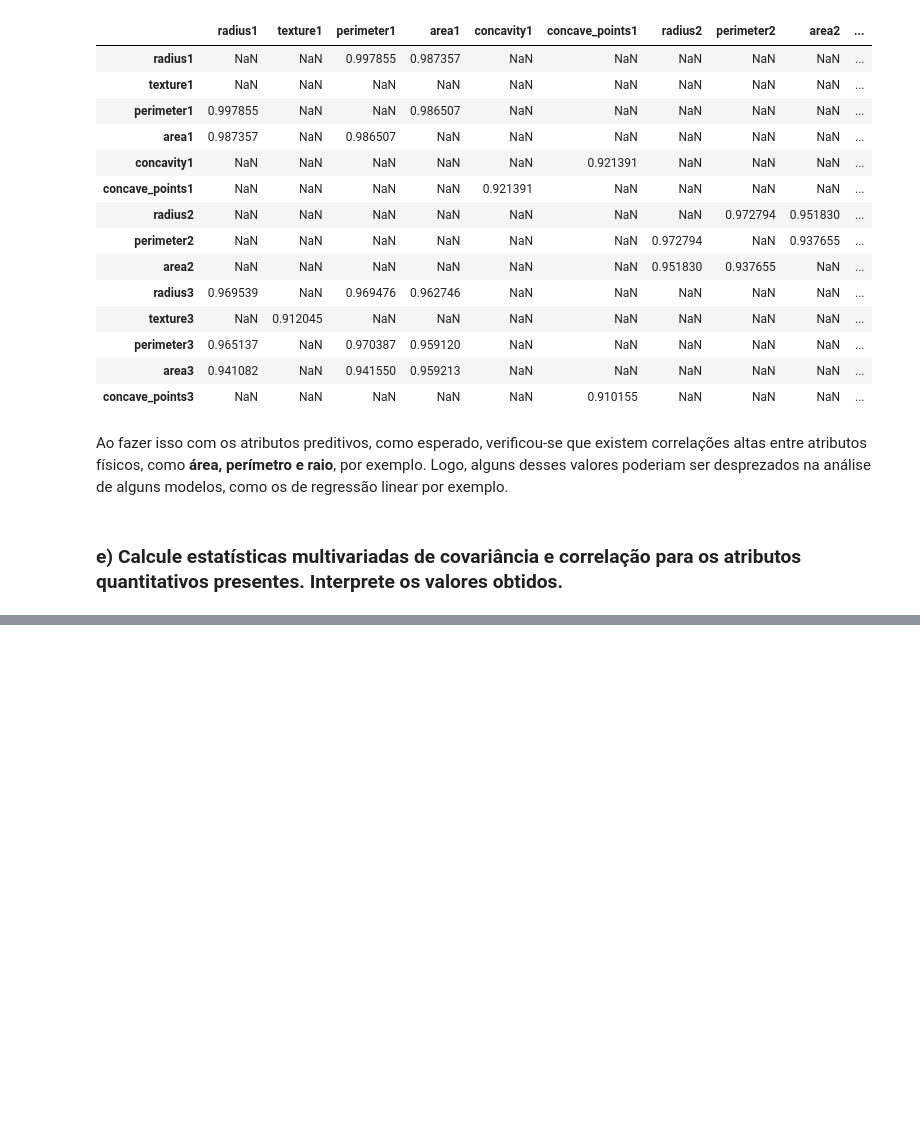
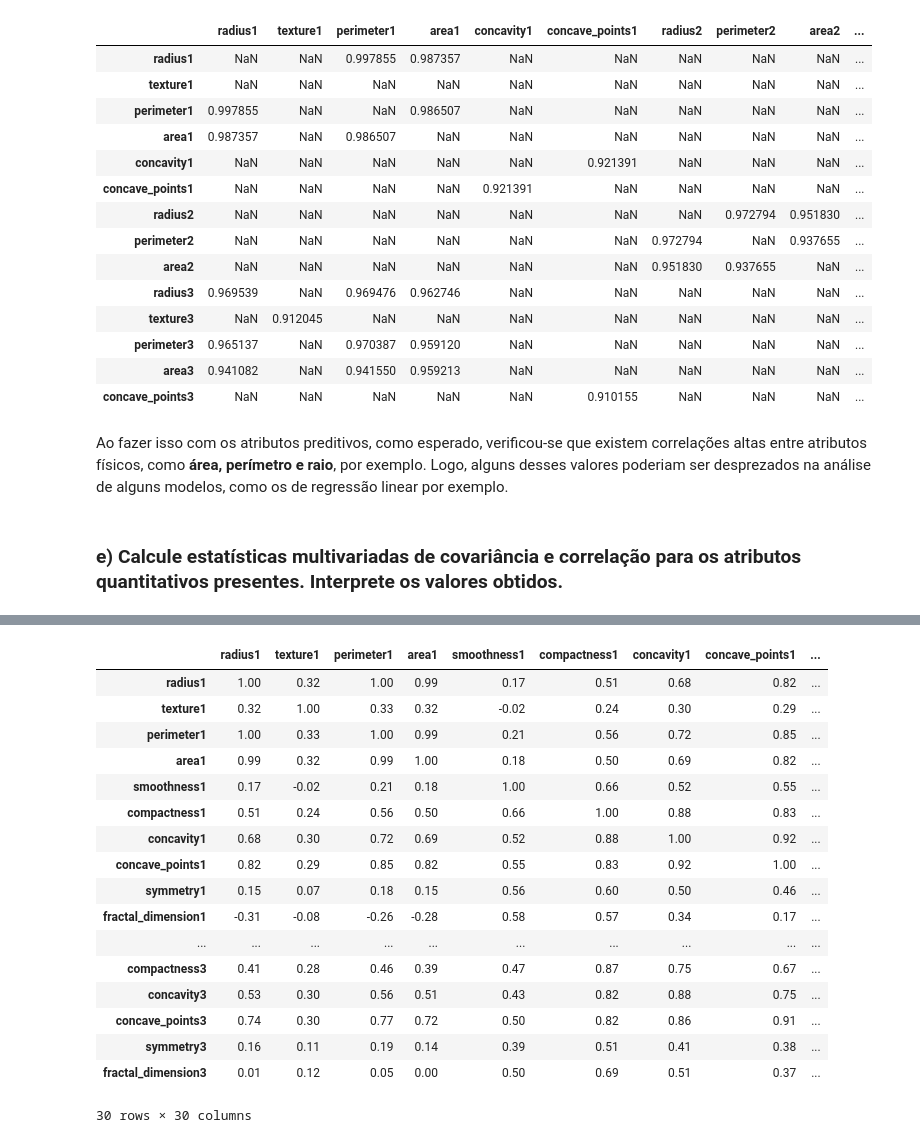
Before and after one commit to hevertonreis-hsrn/ENGG67_IAM, a Jupyter notebook: IAM_AVA01_GiovaneSantana_HevertonReis.ipynb, the cells around one changed output, grey strips where cells are left out. Cells and saved outputs as stored; diff of their text form; code cells hidden in the pictures; blank space fills up the shorter version.

```diff
--- a/IAM_AVA01_GiovaneSantana_HevertonReis.ipynb
+++ b/IAM_AVA01_GiovaneSantana_HevertonReis.ipynb
@@ -276 +314,24 @@ df.corr()
 30 rows × 30 columns
+# %%
+# Calcular matriz de correlação
+matriz_cor = df.corr()
+matriz_cor.round(2)  # Visualizar parte da matriz
+# %% [output]
+|  | radius1 | texture1 | perimeter1 | area1 | smoothness1 | compactness1 | concavity1 | concave_points1 | ... |
+| radius1 | 1.00 | 0.32 | 1.00 | 0.99 | 0.17 | 0.51 | 0.68 | 0.82 | ... |
+| texture1 | 0.32 | 1.00 | 0.33 | 0.32 | -0.02 | 0.24 | 0.30 | 0.29 | ... |
+| perimeter1 | 1.00 | 0.33 | 1.00 | 0.99 | 0.21 | 0.56 | 0.72 | 0.85 | ... |
+| area1 | 0.99 | 0.32 | 0.99 | 1.00 | 0.18 | 0.50 | 0.69 | 0.82 | ... |
+| smoothness1 | 0.17 | -0.02 | 0.21 | 0.18 | 1.00 | 0.66 | 0.52 | 0.55 | ... |
+| compactness1 | 0.51 | 0.24 | 0.56 | 0.50 | 0.66 | 1.00 | 0.88 | 0.83 | ... |
+| concavity1 | 0.68 | 0.30 | 0.72 | 0.69 | 0.52 | 0.88 | 1.00 | 0.92 | ... |
+| concave_points1 | 0.82 | 0.29 | 0.85 | 0.82 | 0.55 | 0.83 | 0.92 | 1.00 | ... |
+| symmetry1 | 0.15 | 0.07 | 0.18 | 0.15 | 0.56 | 0.60 | 0.50 | 0.46 | ... |
+| fractal_dimension1 | -0.31 | -0.08 | -0.26 | -0.28 | 0.58 | 0.57 | 0.34 | 0.17 | ... |
+| ... | ... | ... | ... | ... | ... | ... | ... | ... | ... |
+| compactness3 | 0.41 | 0.28 | 0.46 | 0.39 | 0.47 | 0.87 | 0.75 | 0.67 | ... |
+| concavity3 | 0.53 | 0.30 | 0.56 | 0.51 | 0.43 | 0.82 | 0.88 | 0.75 | ... |
+| concave_points3 | 0.74 | 0.30 | 0.77 | 0.72 | 0.50 | 0.82 | 0.86 | 0.91 | ... |
+| symmetry3 | 0.16 | 0.11 | 0.19 | 0.14 | 0.39 | 0.51 | 0.41 | 0.38 | ... |
+| fractal_dimension3 | 0.01 | 0.12 | 0.05 | 0.00 | 0.50 | 0.69 | 0.51 | 0.37 | ... |
+30 rows × 30 columns
```
Also changed, not shown: parts of 22 cells of this notebook, 1 other file.
